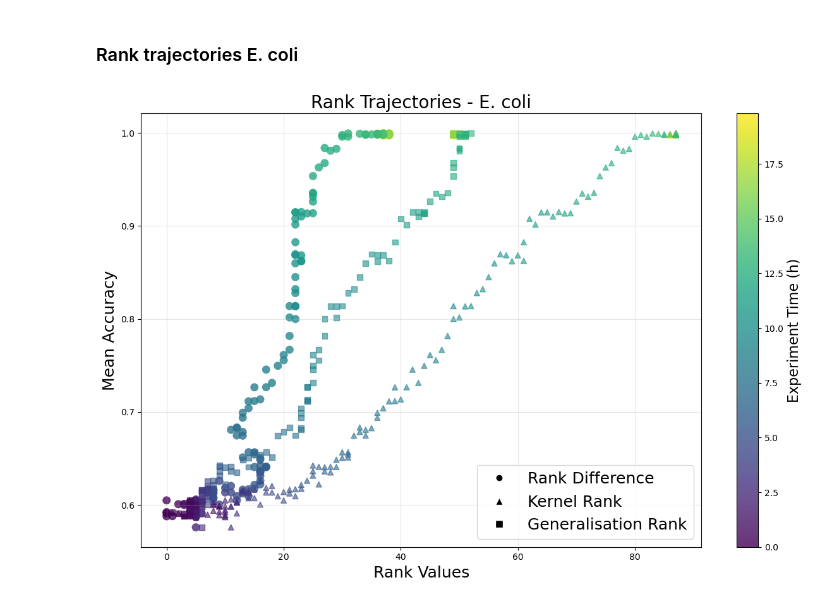
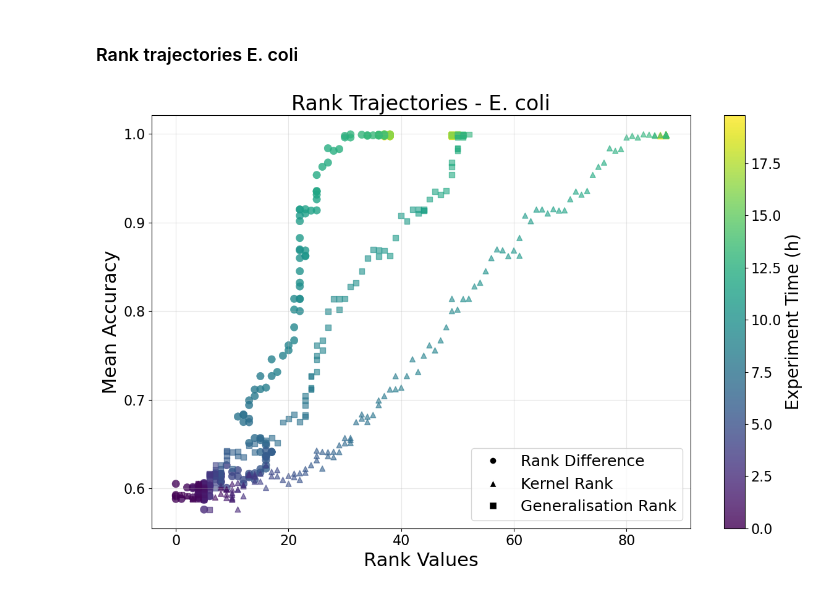
Before and after one commit to lauraalonsobart/alife2026-bacteria-reservoir-rank-difference, a Jupyter notebook: Figure_code.ipynb, the cells around one changed output. Cells and saved outputs as stored; diff of their text form; code cells hidden in the pictures.

```diff
--- a/Figure_code.ipynb
+++ b/Figure_code.ipynb
@@ -372,35 +380,38 @@ plt.figure(figsize=(12, 8))
 # Plot kr-gr trajectory with time gradient
 kr_gr_values = results_df["ker_rank"] - results_df["gen_rank"]
 time_indices = np.arange(len(kr_gr_values))[::-1]/10
 
 # Create scatter plot with time gradient
 scatter = plt.scatter(kr_gr_values, results_df["mean_acc_curves"],
                      c=time_indices, cmap='viridis', s=80, alpha=0.8, linewidth=0.3)
 
 # Add kr and gr points
 plt.scatter(results_df["ker_rank"], results_df["mean_acc_curves"],
            c=time_indices, cmap='viridis', s=40, alpha=0.6, marker='^')
 
 plt.scatter(results_df["gen_rank"], results_df["mean_acc_curves"],
            c=time_indices, cmap='viridis', s=40, alpha=0.6, marker='s')
 
 # Add colorbar
 cbar = plt.colorbar(scatter)
-cbar.set_label('Experiment Time (h)', fontsize=16)
+cbar.set_label('Experiment Time (h)', fontsize=20)
+cbar.ax.tick_params(labelsize=16)
 
 # Add legend for the different markers
 from matplotlib.lines import Line2D
 legend_elements = [Line2D([0], [0], marker='o', color='w', markerfacecolor='black', markersize=8, label='Rank Difference'),
                    Line2D([0], [0], marker='^', color='w', markerfacecolor='black', markersize=8, label='Kernel Rank'),
                    Line2D([0], [0], marker='s', color='w', markerfacecolor='black', markersize=8, label='Generalisation Rank')]
 
-plt.xlabel("Rank Values", fontsize=18)
-plt.ylabel("Mean Accuracy", fontsize=18)
-plt.title(f"Rank Trajectories - E. coli", fontsize=20)
+plt.xlabel("Rank Values", fontsize=22)
+plt.xticks(fontsize=16)
+plt.ylabel("Mean Accuracy", fontsize=22)
+plt.yticks(fontsize=16)
+plt.title(f"Rank Trajectories - E. coli", fontsize=24)
 plt.legend(handles=legend_elements, loc='lower right', fontsize=18)
 plt.grid(True, alpha=0.3)
 plt.tight_layout()
 plt.savefig('figures/rank_trajectories.pdf')
 plt.show()
 # %% [output]
-[figure, old version]
+[figure, new version]
```
Also changed, not shown: parts of 6 cells of this notebook, 11 other files.
